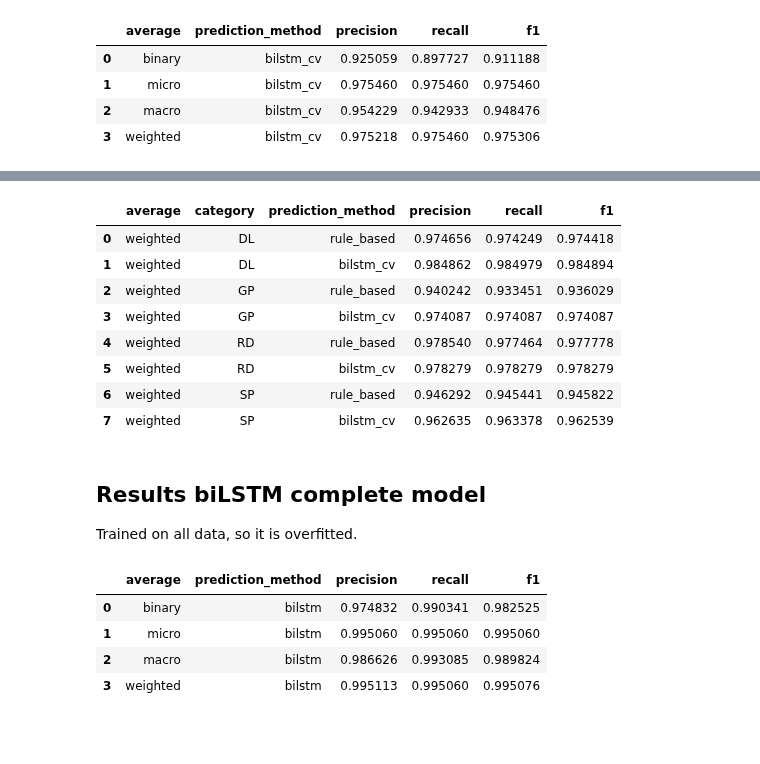
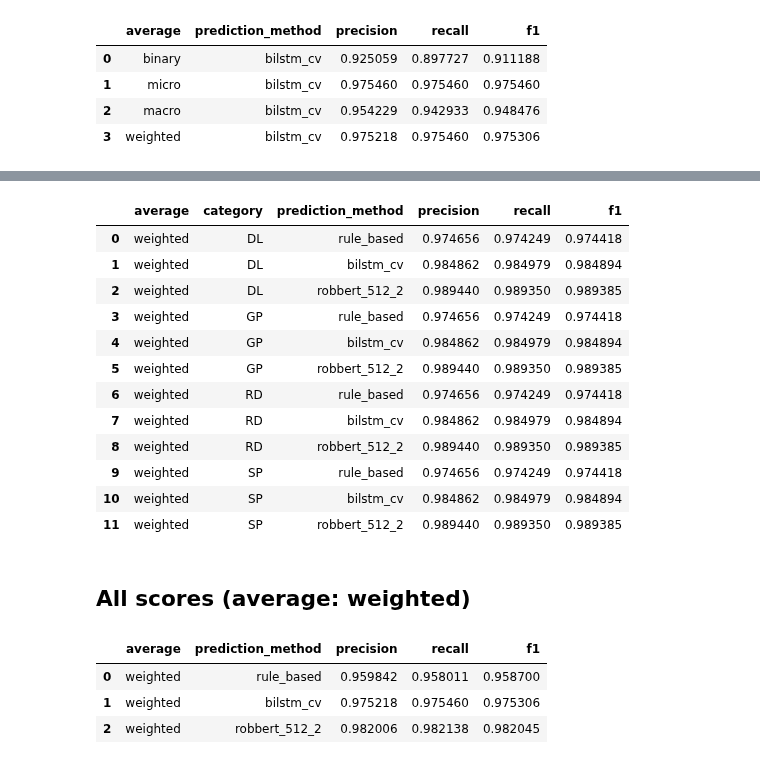
Before and after one commit to umcu/negation-detection, a Jupyter notebook: 01_general_evaluation.ipynb, the cells around one changed output, grey strips where cells are left out. Drawn from its saved outputs; the diff is of its cells as text; code cells hidden in the pictures; blank space fills up the shorter version.

```diff
--- a/01_general_evaluation.ipynb
+++ b/01_general_evaluation.ipynb
@@ -15,6 +15,7 @@ result_dir = Path('results')
 bilstm_predictions_file = result_dir / 'bilstm_predictions.csv.gz'
 bilstm_predictions_cv_file = result_dir / 'bilstm_predictions_cv.csv.gz'
 rule_based_predictions_file = result_dir / 'rule-based_predictions.csv.gz'
+robbert_predictions_file = result_dir / 'robbert_predictions.csv.gz'
 merged_result_file = result_dir / 'merged_results.csv.gz'
 
 # Load annotated data
@@ -57,3 +60,9 @@ ruled_based_predictions.head()
 | 2 | DL1111_363_377 | not negated |
 | 3 | DL1112_22_28 | negated |
 | 4 | DL1113_59_67 | not negated |
+# %%
+# Load robbert results
+robbert_predictions = pd.read_csv(robbert_predictions_file)
+robbert_predictions.drop(['category', 'label', 'bilstm', 'bilstm_cv', 'rule_based'], axis=1, inplace=True)
+robbert_predictions.shape
+robbert_predictions.head()
@@ -104,6 +120,7 @@ annotated_data.head()
 results = pd.merge(left=annotated_data, right = bilstm_predictions, left_on='entity_id', right_on='entity_id')
 results = pd.merge(left=results, right = bilstm_predictions_cv, left_on='entity_id', right_on='entity_id')
 results = pd.merge(left=results, right = ruled_based_predictions, left_on='entity_id', right_on='entity_id')
+results = pd.merge(left=results, right = robbert_predictions, left_on='entity_id', right_on='entity_id')
 results.to_csv(merged_result_file, index=False, compression='gzip', line_terminator='\n')
 print(results.shape)
 results.head(5)
@@ -120,9 +137,11 @@ results.head(5)
 # %%
 def create_score_record(prediction_method, average, pos_label=1, category=None):
     if category is not None:
-        subset = results[results.category == category]
+        subset = results.loc[results.category == 'DL', ['label', prediction_method]].dropna()
+
         return [average, category, prediction_method] + (list(precision_recall_fscore_support(subset.label, subset[prediction_method], labels=['negated', 'not negated'], average = average, pos_label=pos_label)))
-    return [average, prediction_method] + (list(precision_recall_fscore_support(results.label, results[prediction_method], labels=['negated', 'not negated'], average = average, pos_label=pos_label)))
+    subset = results[['label', prediction_method]].dropna()
+    return [average, prediction_method] + (list(precision_recall_fscore_support(subset.label, subset[prediction_method], labels=['negated', 'not negated'], average = average, pos_label=pos_label)))
 
 score_list = []
 score_list.append(create_score_record('bilstm_cv', 'binary', pos_label='negated'))
@@ -193,47 +228,46 @@ scores_micro
 # %%
 score_list = []
 score_list.append(create_score_record('rule_based', 'weighted', category = 'DL'))
 score_list.append(create_score_record('bilstm_cv', 'weighted', category = 'DL'))
+score_list.append(create_score_record('robbert_512_2', 'weighted', category = 'DL'))
 score_list.append(create_score_record('rule_based', 'weighted', category = 'GP'))
 score_list.append(create_score_record('bilstm_cv', 'weighted', category = 'GP'))
+score_list.append(create_score_record('robbert_512_2', 'weighted', category = 'GP'))
 score_list.append(create_score_record('rule_based', 'weighted', category = 'RD'))
 score_list.append(create_score_record('bilstm_cv', 'weighted', category = 'RD'))
+score_list.append(create_score_record('robbert_512_2', 'weighted', category = 'RD'))
 score_list.append(create_score_record('rule_based', 'weighted', category = 'SP'))
 score_list.append(create_score_record('bilstm_cv', 'weighted', category = 'SP'))
+score_list.append(create_score_record('robbert_512_2', 'weighted', category = 'SP'))
 scores_micro = pd.DataFrame(score_list, columns=['average', 'category', 'prediction_method', 'precision', 'recall', 'f1', 'support'])
 scores_micro.drop(['support'], axis=1, inplace=True)
 scores_micro
 # %% [output]
 |  | average | category | prediction_method | precision | recall | f1 |
 | 0 | weighted | DL | rule_based | 0.974656 | 0.974249 | 0.974418 |
 | 1 | weighted | DL | bilstm_cv | 0.984862 | 0.984979 | 0.984894 |
-| 2 | weighted | GP | rule_based | 0.940242 | 0.933451 | 0.936029 |
-| 3 | weighted | GP | bilstm_cv | 0.974087 | 0.974087 | 0.974087 |
-| 4 | weighted | RD | rule_based | 0.978540 | 0.977464 | 0.977778 |
-| 5 | weighted | RD | bilstm_cv | 0.978279 | 0.978279 | 0.978279 |
-| 6 | weighted | SP | rule_based | 0.946292 | 0.945441 | 0.945822 |
-| 7 | weighted | SP | bilstm_cv | 0.962635 | 0.963378 | 0.962539 |
+| 2 | weighted | DL | robbert_512_2 | 0.989440 | 0.989350 | 0.989385 |
+| 3 | weighted | GP | rule_based | 0.974656 | 0.974249 | 0.974418 |
+| 4 | weighted | GP | bilstm_cv | 0.984862 | 0.984979 | 0.984894 |
+| 5 | weighted | GP | robbert_512_2 | 0.989440 | 0.989350 | 0.989385 |
+| 6 | weighted | RD | rule_based | 0.974656 | 0.974249 | 0.974418 |
+| 7 | weighted | RD | bilstm_cv | 0.984862 | 0.984979 | 0.984894 |
+| 8 | weighted | RD | robbert_512_2 | 0.989440 | 0.989350 | 0.989385 |
+| 9 | weighted | SP | rule_based | 0.974656 | 0.974249 | 0.974418 |
+| 10 | weighted | SP | bilstm_cv | 0.984862 | 0.984979 | 0.984894 |
+| 11 | weighted | SP | robbert_512_2 | 0.989440 | 0.989350 | 0.989385 |
 # %% [markdown]
-## Results biLSTM complete model
-Trained on all data, so it is overfitted.
+## All scores (average: weighted)
 # %%
-def create_score_record(prediction_method, average, pos_label=1, category=None):
-    if category is not None:
-        subset = results[results.category == category]
-        return [average, category, prediction_method] + (list(precision_recall_fscore_support(subset.label, subset[prediction_method], labels=['negated', 'not negated'], average = average, pos_label=pos_label)))
-    return [average, prediction_method] + (list(precision_recall_fscore_support(results.label, results[prediction_method], labels=['negated', 'not negated'], average = average, pos_label=pos_label)))
-
 score_list = []
-score_list.append(create_score_record('bilstm', 'binary', pos_label='negated'))
-score_list.append(create_score_record('bilstm', 'micro'))
-score_list.append(create_score_record('bilstm', 'macro'))
-score_list.append(create_score_record('bilstm', 'weighted'))
+score_list.append(create_score_record('rule_based', 'weighted'))
+score_list.append(create_score_record('bilstm_cv', 'weighted'))
+score_list.append(create_score_record('robbert_512_2', 'weighted'))
 scores = pd.DataFrame(score_list, columns=['average', 'prediction_method', 'precision', 'recall', 'f1', 'support'])
 scores.drop(['support'], axis=1, inplace=True)
 scores
 # %% [output]
 |  | average | prediction_method | precision | recall | f1 |
-| 0 | binary | bilstm | 0.974832 | 0.990341 | 0.982525 |
-| 1 | micro | bilstm | 0.995060 | 0.995060 | 0.995060 |
-| 2 | macro | bilstm | 0.986626 | 0.993085 | 0.989824 |
-| 3 | weighted | bilstm | 0.995113 | 0.995060 | 0.995076 |
+| 0 | weighted | rule_based | 0.959842 | 0.958011 | 0.958700 |
+| 1 | weighted | bilstm_cv | 0.975218 | 0.975460 | 0.975306 |
+| 2 | weighted | robbert_512_2 | 0.982006 | 0.982138 | 0.982045 |
```
Also changed, not shown: parts of 9 cells of this notebook, 1 other file.
